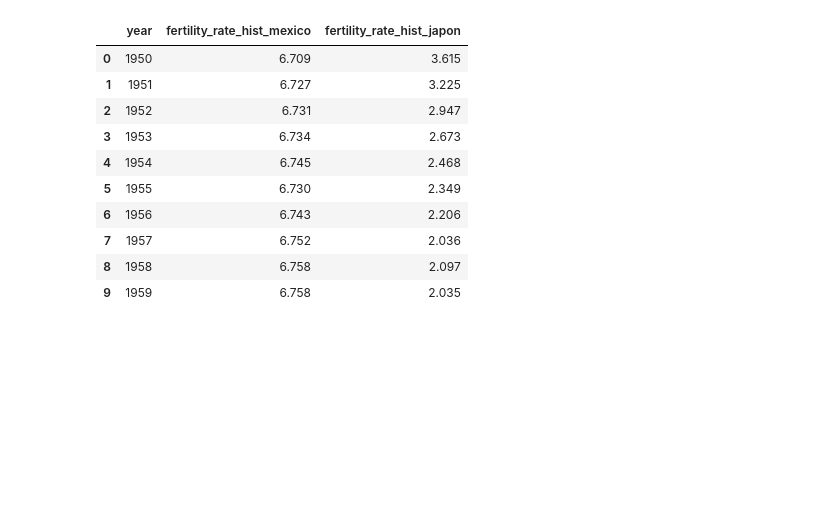
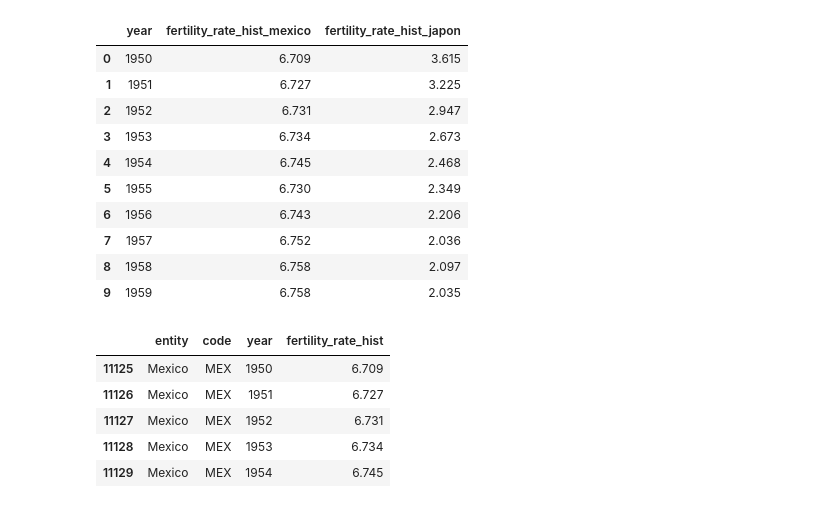
Before and after one commit to MauAG13/Big-Data-511, a Jupyter notebook: U1_1_probabilidad_estadistica/notebooks/03_numpy_ejercicio.ipynb, the cells around one changed output. Saved outputs shown, nothing was run; the diff lists cells and outputs as text; code cells hidden in the pictures; blank space fills up the shorter version.

```diff
--- a/U1_1_probabilidad_estadistica/notebooks/03_numpy_ejercicio.ipynb
+++ b/U1_1_probabilidad_estadistica/notebooks/03_numpy_ejercicio.ipynb
@@ -262,3 +256,15 @@ comparacion_mexico_japon.head(10)
 | 7 | 1957 | 6.752 | 2.036 |
 | 8 | 1958 | 6.758 | 2.097 |
 | 9 | 1959 | 6.758 | 2.035 |
+# %%
+mexico_anios_comunes = mexico[mexico['year'].isin(anios_comunes)]
+japon_anios_comunes = japon[japon['year'].isin(anios_comunes)]
+# %%
+mexico_anios_comunes.head(5)
+# %% [output]
+|  | entity | code | year | fertility_rate_hist |
+| 11125 | Mexico | MEX | 1950 | 6.709 |
+| 11126 | Mexico | MEX | 1951 | 6.727 |
+| 11127 | Mexico | MEX | 1952 | 6.731 |
+| 11128 | Mexico | MEX | 1953 | 6.734 |
+| 11129 | Mexico | MEX | 1954 | 6.745 |
```
Also changed, not shown: parts of 5 cells of this notebook, 2 other files.
